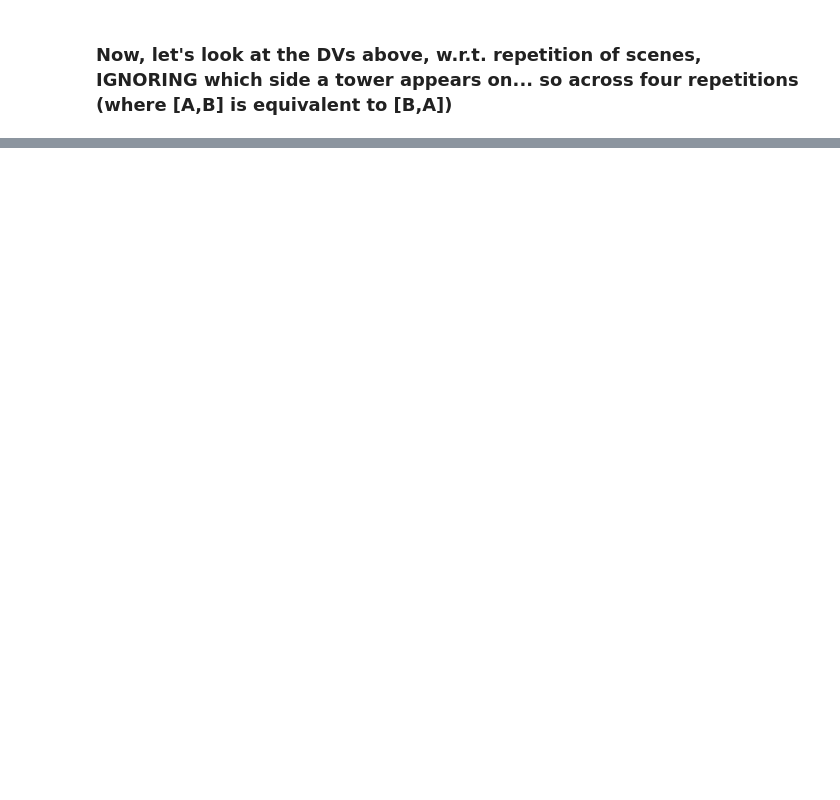
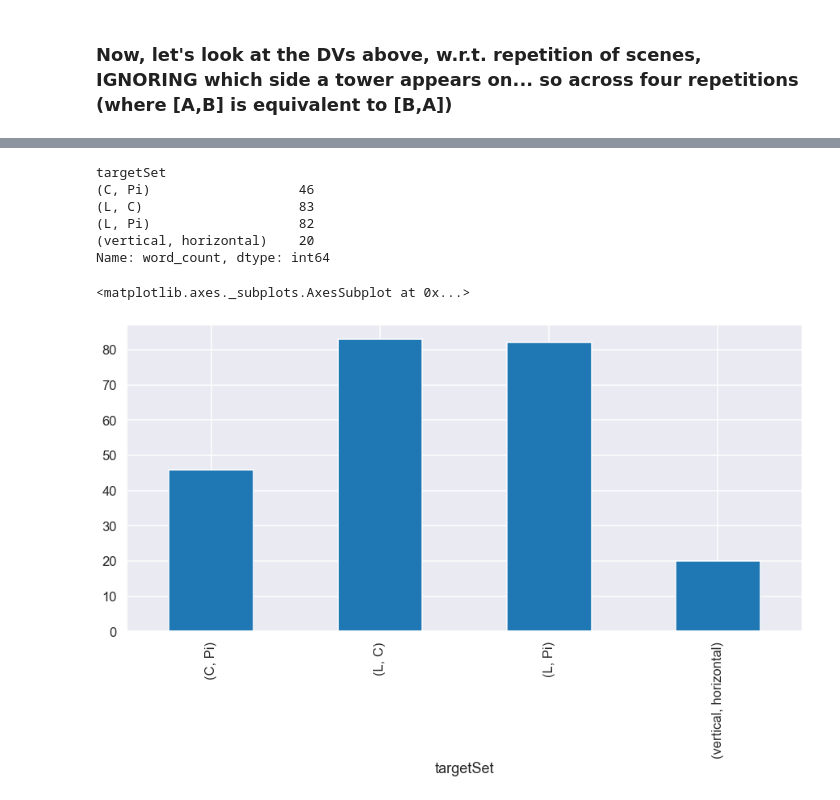
Before and after one commit to cogtoolslab/compositional-abstractions, a Jupyter notebook: analysis/compabs_analysis.ipynb, the cells around one changed output, grey strips where cells are left out. Drawn from its saved outputs; the diff is of its cells as text; code cells hidden in the pictures; blank space fills up the shorter version.

```diff
--- a/analysis/compabs_analysis.ipynb
+++ b/analysis/compabs_analysis.ipynb
@@ -364,2 +412,7 @@ plt.ylabel('Trial Score')
 # %% [markdown]
 ### Now, let's look at the DVs above, w.r.t. repetition of scenes, IGNORING which side a tower appears on... so across four repetitions (where [A,B] is equivalent to [B,A])
+# %%
+#
+def convert(list):
+    return tuple(i for i in list)
+df_chat['targetSet'] = convert(df_chat[['leftTarget', 'rightTarget']].values.tolist())
@@ -365,0 +425,16 @@ plt.ylabel('Trial Score')
+# %%
+print(df_chat.groupby(['gameid','targetSet'])['word_count'].sum().groupby(['targetSet']).mean())
+# %% [output]
+targetSet
+(C, Pi)                   46
+(L, C)                    83
+(L, Pi)                   82
+(vertical, horizontal)    20
+Name: word_count, dtype: int64
+# %%
+fig, ax = plt.subplots(figsize=(15,7))
+df_chat.groupby(['gameid','targetSet'])['word_count'].sum().groupby(['targetSet']).mean().plot.bar(ax = ax)
+plt.ylabel('Words Per figure')
+# %% [output]
+<matplotlib.axes._subplots.AxesSubplot at 0x...>
+[figure, added]
```
Also changed, not shown: parts of 14 cells of this notebook.
